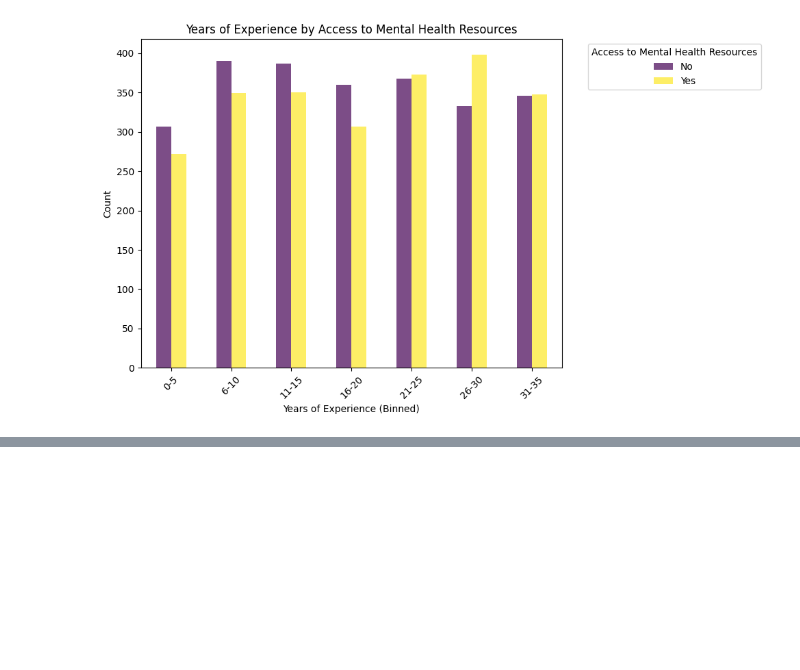
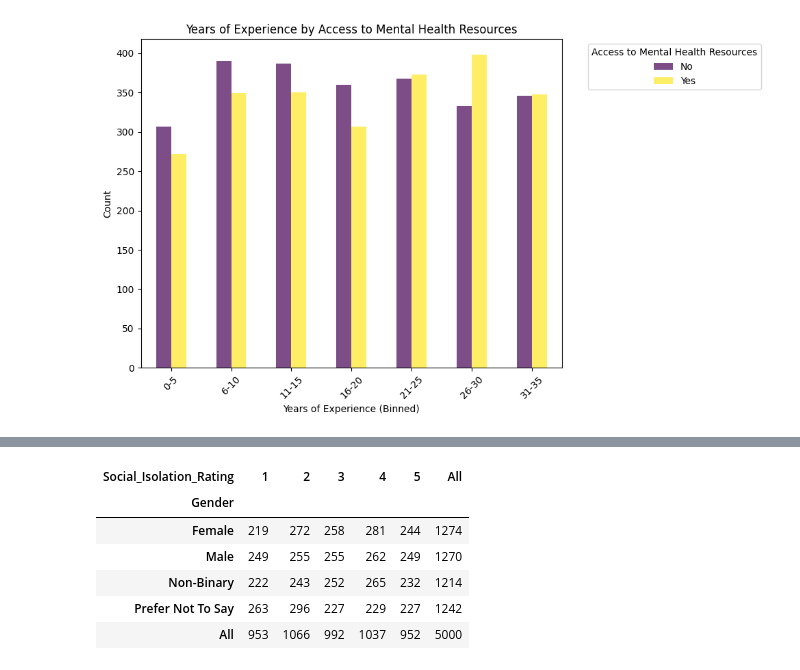
Before and after one commit to patrii10/EDA_Patricia_Diez, a Jupyter notebook: EDA_Entrega/src/notebooks/analisis_multivariante.ipynb, the cells around one changed output, grey strips where cells are left out. Drawn from its saved outputs; the diff is of its cells as text; code cells hidden in the pictures; blank space fills up the shorter version.

```diff
--- a/EDA_Entrega/src/notebooks/analisis_multivariante.ipynb
+++ b/EDA_Entrega/src/notebooks/analisis_multivariante.ipynb
@@ -277,0 +285,11 @@ plt.show()
+# %%
+tabla_frecuencias = pd.crosstab(health['Gender'], health['Social_Isolation_Rating'], margins = True)
+tabla_frecuencias
+# %% [output]
+| Social_Isolation_Rating | 1 | 2 | 3 | 4 | 5 | All |
+| Gender |  |  |  |  |  |  |
+| Female | 219 | 272 | 258 | 281 | 244 | 1274 |
+| Male | 249 | 255 | 255 | 262 | 249 | 1270 |
+| Non-Binary | 222 | 243 | 252 | 265 | 232 | 1214 |
+| Prefer Not To Say | 263 | 296 | 227 | 229 | 227 | 1242 |
+| All | 953 | 1066 | 992 | 1037 | 952 | 5000 |
```
Also changed, not shown: parts of 7 cells of this notebook, 3 other files.
